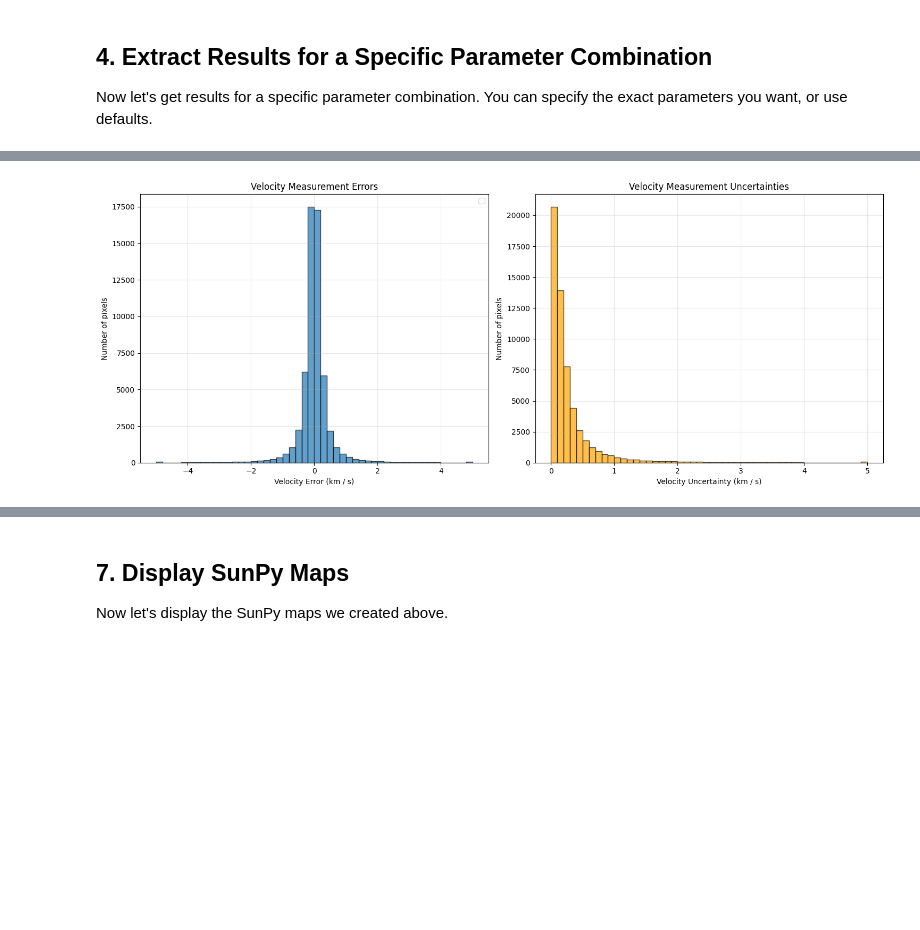
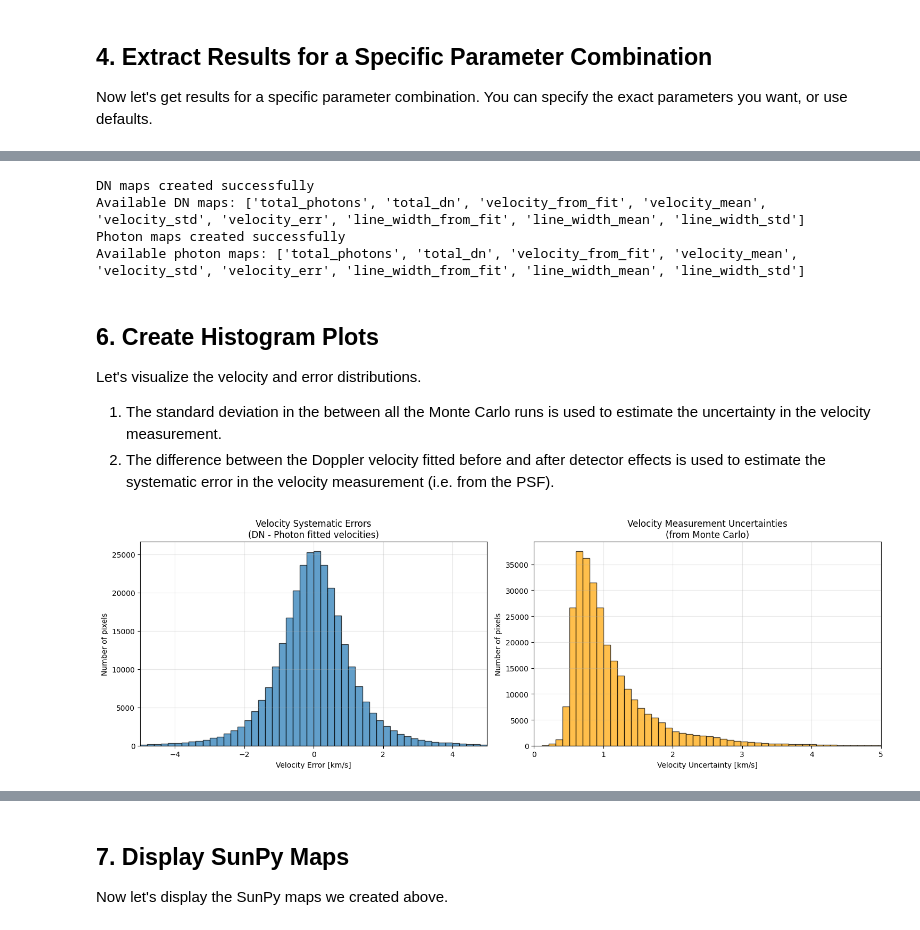
Before and after one commit to jamesmckevitt/eclipse, a Jupyter notebook: basic_analysis_tutorial.ipynb, the cells around one changed output, grey strips where cells are left out. Saved outputs shown, nothing was run; the diff lists cells and outputs as text; code cells hidden in the pictures; blank space fills up the shorter version.

```diff
--- a/basic_analysis_tutorial.ipynb
+++ b/basic_analysis_tutorial.ipynb
@@ -134,41 +113,71 @@ Let's visualize the velocity and error distributions.
 # Set the rest wavelength for velocity calculations (Fe XII line)
 rest_wavelength = 195.119 * u.AA
 
-# Analyze fit statistics for DN data
-dn_analysis = analyse_fit_statistics(
+# Create maps for DN data (e.g. fitted velocity after electronic effects)
+maps_dn = create_sunpy_maps_from_combo(
     combination_results,
-    rest_wavelength,
+    cube_reb,
+    rest_wavelength=rest_wavelength,
     data_type="dn"
 )
 
-# Compare with photon-level analysis (before detector effects)
-photon_analysis = analyse_fit_statistics(
+print("DN maps created successfully")
+print(f"Available DN maps: {list(maps_dn.keys())}")
+
+# Create maps for photon data (e.g. fitted velocity before electronic effects)
+maps_photon = create_sunpy_maps_from_combo(
     combination_results,
-    rest_wavelength,
+    cube_reb,
+    rest_wavelength=rest_wavelength,
     data_type="photon"
 )
+
+print("Photon maps created successfully")
+print(f"Available photon maps: {list(maps_photon.keys())}")
+# %% [output]
+DN maps created successfully
+Available DN maps: ['total_photons', 'total_dn', 'velocity_from_fit', 'velocity_mean', 'velocity_std', 'velocity_err', 'line_width_from_fit', 'line_width_mean', 'line_width_std']
+Photon maps created successfully
+Available photon maps: ['total_photons', 'total_dn', 'velocity_from_fit', 'velocity_mean', 'velocity_std', 'velocity_err', 'line_width_from_fit', 'line_width_mean', 'line_width_std']
+# %% [markdown]
+## 6. Create Histogram Plots
+
+Let's visualize the velocity and error distributions.
+
+1. The standard deviation in the between all the Monte Carlo runs is used to estimate the uncertainty in the velocity measurement.
+2. The difference between the Doppler velocity fitted before and after detector effects is used to estimate the systematic error in the velocity measurement (i.e. from the PSF).
 # %%
-# Plot velocity error histogram
-fig, (ax1, ax2) = plt.subplots(1, 2, figsize=(15, 6))
+# Plot velocity analysis histograms using the SunPy maps
+fig, axes = plt.subplots(1, 2, figsize=(15, 5))
 
-# Velocity errors
-v_err_flat = dn_analysis['v_err'].flatten().clip(min=-5 * u.km / u.s, max=5 * u.km / u.s)
-ax1.hist(v_err_flat.value, bins=50, alpha=0.7, edgecolor='black')
-ax1.set_xlabel(f'Velocity Error ({v_err_flat.unit})')
-ax1.set_ylabel('Number of pixels')
-ax1.set_title('Velocity Measurement Errors')
-ax1.legend()
-ax1.grid(True, alpha=0.3)
+# Velocity errors (systematic errors from detector effects)
+# Compare fitted velocities between photon and DN data
+v_photon = maps_photon['velocity_from_fit'].data.flatten()
+v_dn = maps_dn['velocity_from_fit'].data.flatten()
 
-# Velocity uncertainties
-v_std_flat = dn_analysis['v_std'].flatten().clip(min=0 * u.km / u.s, max=5 * u.km / u.s)
-ax2.hist(v_std_flat.value, bins=50, alpha=0.7, edgecolor='black', color='orange')
-ax2.set_xlabel(f'Velocity Uncertainty ({v_std_flat.unit})')
-ax2.set_ylabel('Number of pixels')
-ax2.set_title('Velocity Measurement Uncertainties')
-ax2.grid(True, alpha=0.3)
+# Calculate velocity errors (difference between photon and DN velocities)
+v_errors = (v_dn - v_photon)
+v_errors_clipped = np.clip(v_errors, -10, 10)  # Clip to reasonable range
+
+axes[0].hist(v_errors_clipped, bins=100, alpha=0.7, edgecolor='black')
+axes[0].set_xlabel('Velocity Error [km/s]')
+axes[0].set_ylabel('Number of pixels')
+axes[0].set_title('Velocity Systematic Errors\n(DN - Photon fitted velocities)')
+axes[0].set_xlim(-5, 5)
+axes[0].grid(True, alpha=0.3)
+
+# Velocity uncertainties from Monte Carlo
+v_std_dn = maps_dn['velocity_std'].data.flatten()
+v_std_clipped = np.clip(v_std_dn, 0, 10)  # Clip to reasonable range
+
+axes[1].hist(v_std_clipped, bins=100, alpha=0.7, edgecolor='black', color='orange')
+axes[1].set_xlabel('Velocity Uncertainty [km/s]')
+axes[1].set_ylabel('Number of pixels')
+axes[1].set_title('Velocity Measurement Uncertainties\n(from Monte Carlo)')
+axes[1].set_xlim(0, 5)
+axes[1].grid(True, alpha=0.3)
 
 plt.tight_layout()
 plt.show()
 # %% [output]
-[figure, old version]
+[figure, new version]
```
Also changed, not shown: parts of 10 cells of this notebook.
